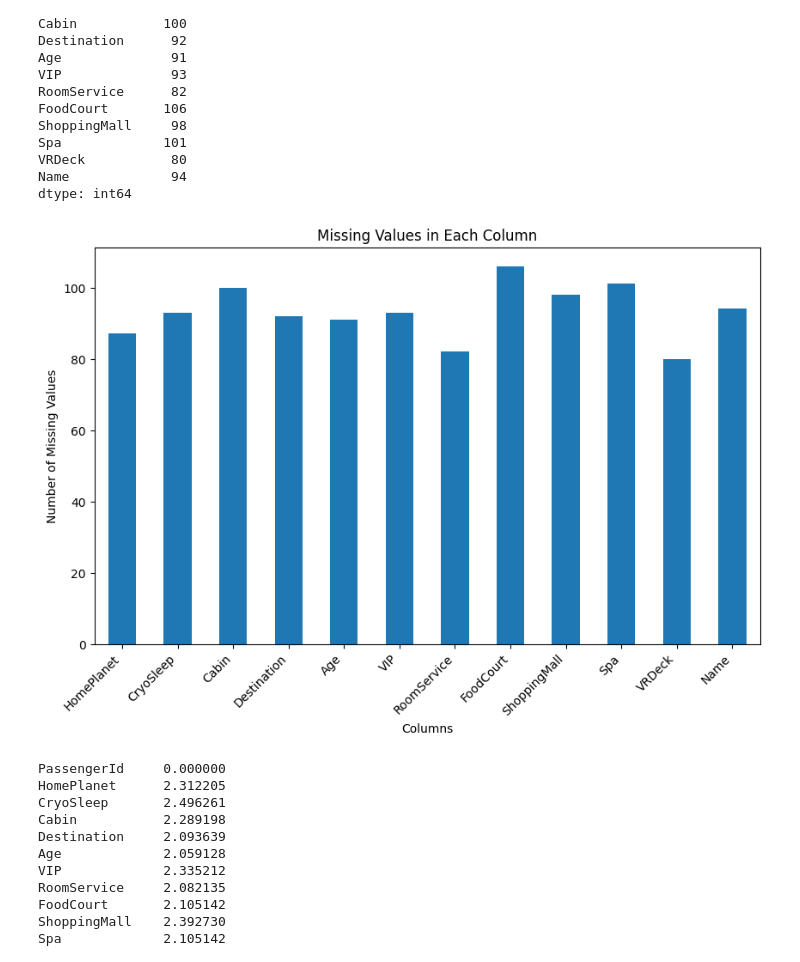
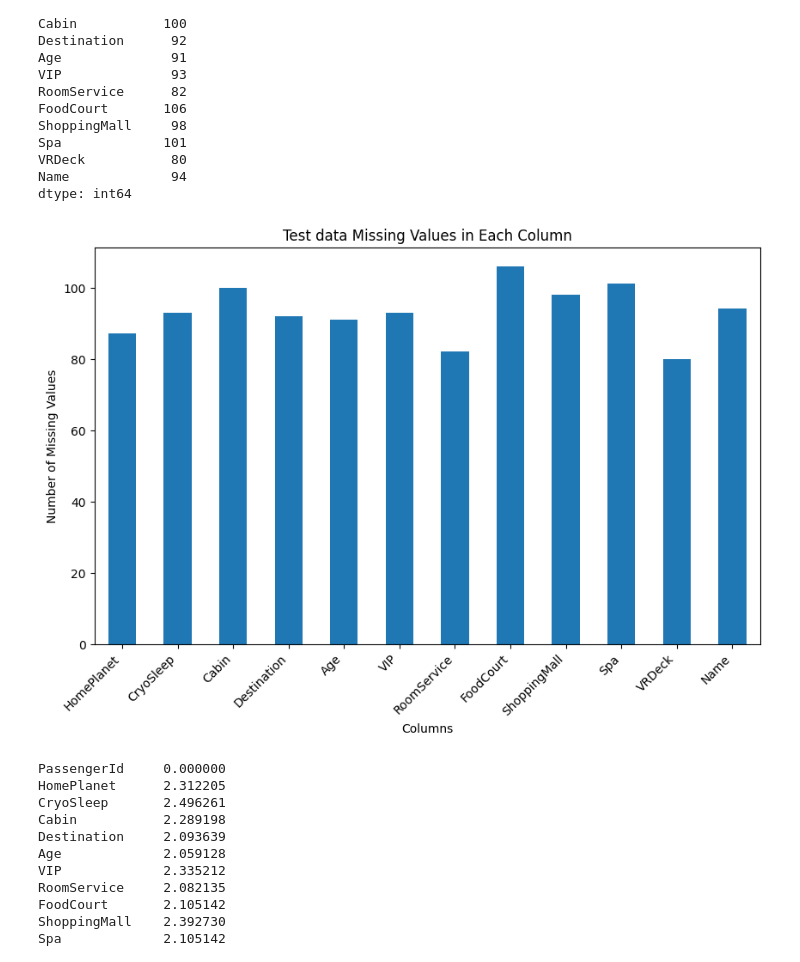
Before and after one commit to kaggle-challenge-group/machine_learning_model, a Jupyter notebook: kaggle_machine_lrnmodel.ipynb, the cells around one changed output. Cells and saved outputs as stored; diff of their text form; code cells hidden in the pictures.

```diff
--- a/kaggle_machine_lrnmodel.ipynb
+++ b/kaggle_machine_lrnmodel.ipynb
@@ -199,15 +210,15 @@ dtype: int64
 # %%
 missing_values = test.isnull().sum()
 missing_values = missing_values[missing_values > 0]
 plt.figure(figsize=(10, 6))
 missing_values.plot(kind='bar')
-plt.title('Missing Values in Each Column')
+plt.title('Test data Missing Values in Each Column')
 plt.xlabel('Columns')
 plt.ylabel('Number of Missing Values')
 plt.xticks(rotation=45, ha="right")
 plt.show()
 # %% [output]
-[figure, old version]
+[figure, new version]
 # %%
 null_percentage = (train.isnull().sum() / len(train)) * 100
 print(null_percentage)
```
Also changed, not shown: parts of 28 cells of this notebook.
